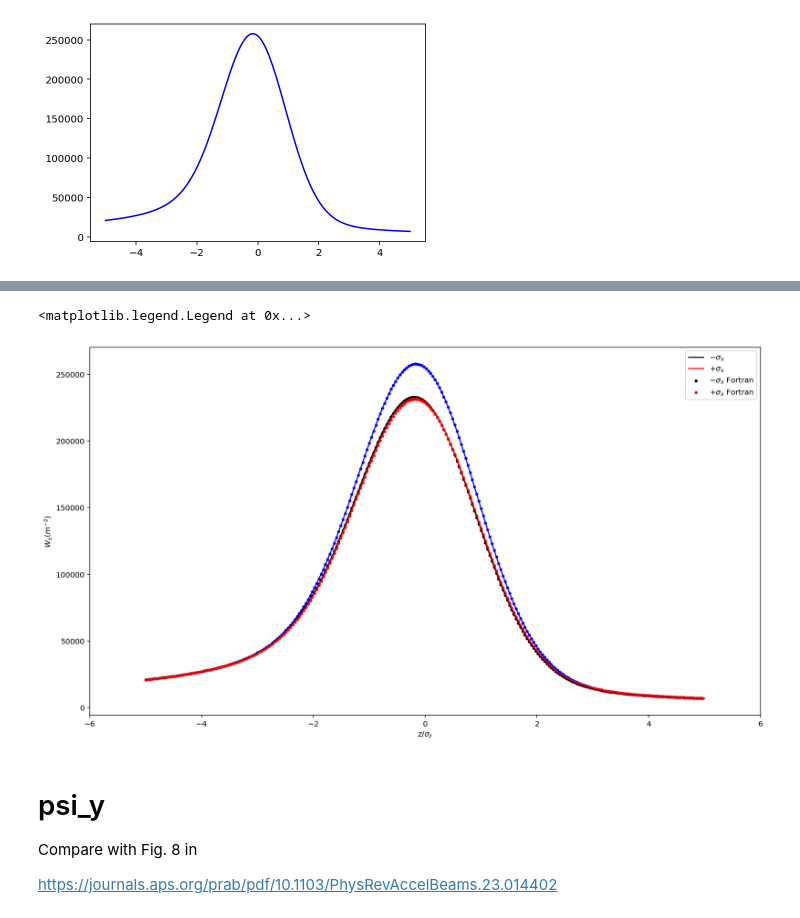
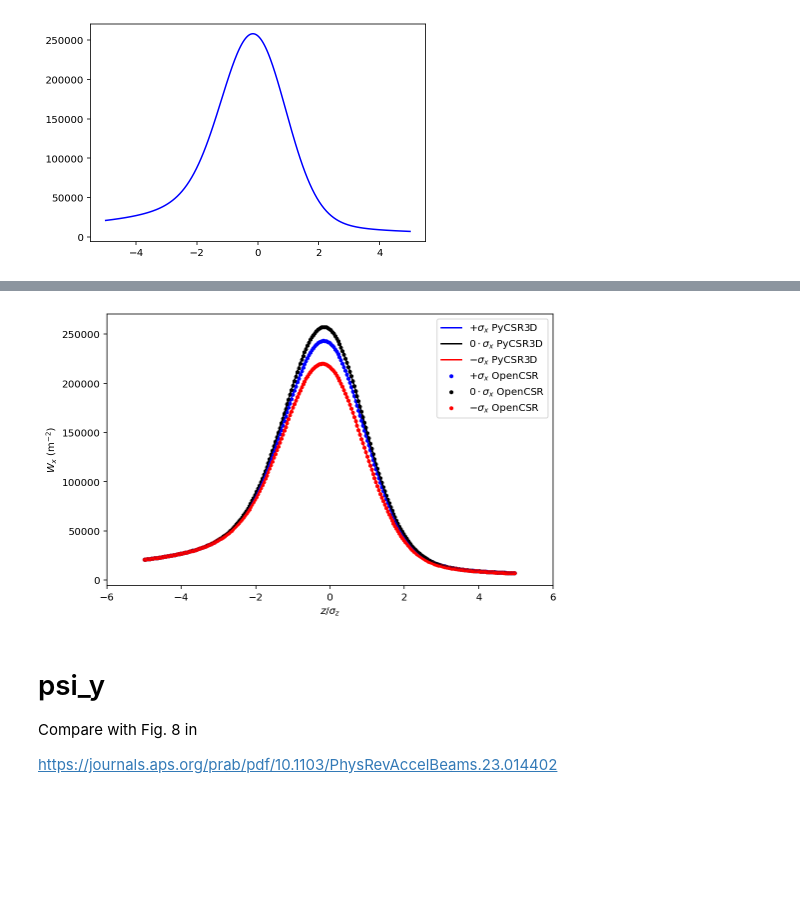
Before and after one commit to ChristopherMayes/OpenCSR, a Jupyter notebook: examples/wake-comparison.ipynb, the cells around one changed output, grey strips where cells are left out. Drawn from its saved outputs; the diff is of its cells as text; code cells hidden in the pictures; blank space fills up the shorter version.

```diff
--- a/examples/wake-comparison.ipynb
+++ b/examples/wake-comparison.ipynb
@@ -301,29 +303,32 @@ ax.legend()
 # %%
-fig, ax = plt.subplots(figsize=(16, 9))
+PFILE = f'../img/Wx_zline.png'
+
+fig, ax = plt.subplots(figsize=(8,5))
 ax.set_xlim(-6,6)
 #ax.set_ylim(-3.1e6,1.1e6)
 ax.set_xlabel(r'$z/\sigma_z$')
-ax.set_ylabel(r'$W_x (m^{-2})$')
+ax.set_ylabel(r'$W_x$ (m$^{-2})$')
 #for i in range(nx):
 #    plt.plot(zvec/sigma_z, Ws[i, ny//2, :]*factor)
-ax.plot(zvec/sigma_z, Wx[nx//2, ny//2, :]*factor, color='blue')
-ax.plot(zvec/sigma_z, Wx[ix_neg, ny//2, :]*factor, label=r'$-\sigma_x$', color='black')
-ax.plot(zvec/sigma_z, Wx[ix_pos, ny//2, :]*factor, label=r'$+\sigma_x$', color='red')
+ax.plot(zvec/sigma_z, Wx[ix_pos, ny//2, :]*factor, label=r'$+\sigma_x$ PyCSR3D', color='blue')
+ax.plot(zvec/sigma_z, Wx[nx//2, ny//2, :]*factor,  label=r'$0\cdot\sigma_x$ PyCSR3D', color='black')
+ax.plot(zvec/sigma_z, Wx[ix_neg, ny//2, :]*factor, label=r'$-\sigma_x$ PyCSR3D', color='red')
+
+dat = parse_line('z_line_+sigma_x.dat')
+ax.scatter(dat['z']/sigma_z, dat['Wx'], color='blue', marker='.', label=r'$+\sigma_x$ OpenCSR')
+
+dat = parse_line('z_line.dat')
+ax.scatter(dat['z']/sigma_z, dat['Wx'], color='black', marker='.', label=r'$0\cdot\sigma_x$ OpenCSR')
 
 
-dat = parse_line('z_line.dat')
-ax.scatter(dat['z']/sigma_z, dat['Wx'], color='blue', marker='.')
-
 dat = parse_line('z_line_-sigma_x.dat')
-ax.scatter(dat['z']/sigma_z, dat['Wx'], color='black', marker='.', label=r'$-\sigma_x$ Fortran')
-
-dat = parse_line('z_line_+sigma_x.dat')
-ax.scatter(dat['z']/sigma_z, dat['Wx'], color='red', marker='.', label=r'$+\sigma_x$ Fortran')
+ax.scatter(dat['z']/sigma_z, dat['Wx'], color='red', marker='.', label=r'$-\sigma_x$ OpenCSR')
 
 ax.legend()
+
+plt.savefig(PFILE, dpi=150, bbox_inches="tight")
 # %% [output]
-<matplotlib.legend.Legend at 0x...>
-[figure, old version]
+[figure, new version]
 # %% [markdown]
 # psi_y
 
```
Also changed, not shown: parts of 17 cells of this notebook, 6 other files.
